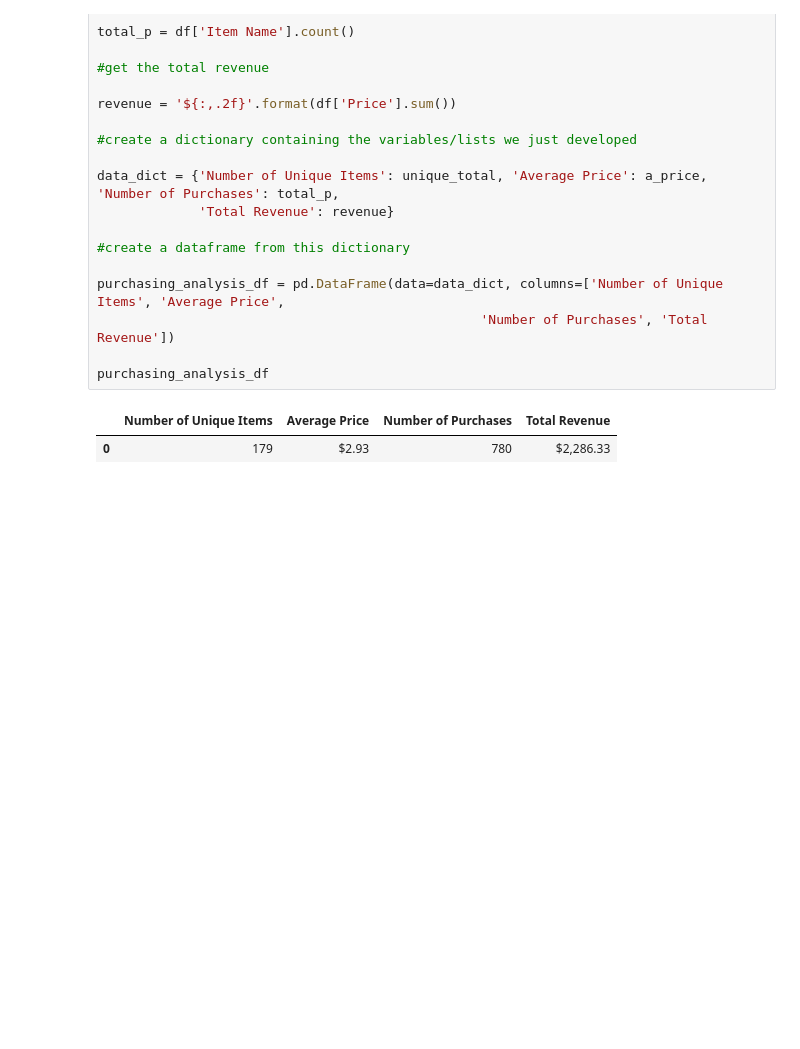
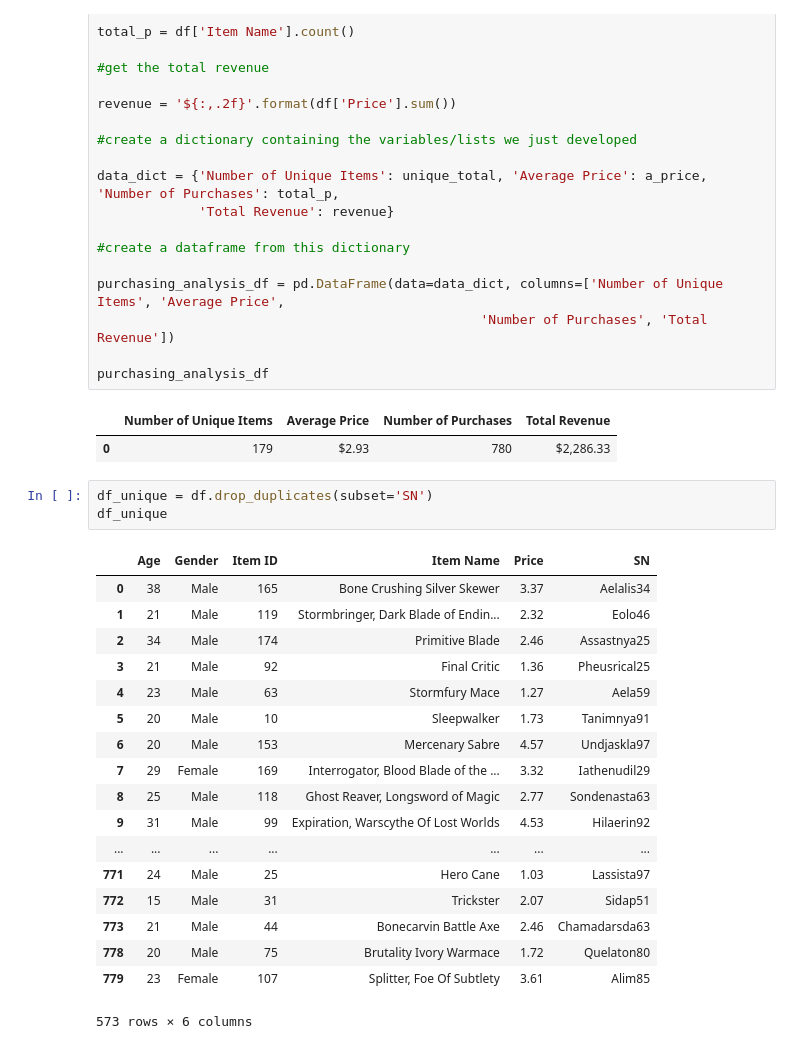
Before and after one commit to imtheaaron/python-challenge, a Jupyter notebook: PyMoli/main.ipynb, the cells around one changed output. Saved outputs shown, nothing was run; the diff lists cells and outputs as text; blank space fills up the shorter version.

```diff
--- a/PyMoli/main.ipynb
+++ b/PyMoli/main.ipynb
@@ -101,6 +112,28 @@ purchasing_analysis_df
 # %% [output]
 |  | Number of Unique Items | Average Price | Number of Purchases | Total Revenue |
 | 0 | 179 | $2.93 | 780 | $2,286.33 |
+# %%
+df_unique = df.drop_duplicates(subset='SN')
+df_unique
+# %% [output]
+|  | Age | Gender | Item ID | Item Name | Price | SN |
+| 0 | 38 | Male | 165 | Bone Crushing Silver Skewer | 3.37 | Aelalis34 |
+| 1 | 21 | Male | 119 | Stormbringer, Dark Blade of Endin... | 2.32 | Eolo46 |
+| 2 | 34 | Male | 174 | Primitive Blade | 2.46 | Assastnya25 |
+| 3 | 21 | Male | 92 | Final Critic | 1.36 | Pheusrical25 |
+| 4 | 23 | Male | 63 | Stormfury Mace | 1.27 | Aela59 |
+| 5 | 20 | Male | 10 | Sleepwalker | 1.73 | Tanimnya91 |
+| 6 | 20 | Male | 153 | Mercenary Sabre | 4.57 | Undjaskla97 |
+| 7 | 29 | Female | 169 | Interrogator, Blood Blade of the ... | 3.32 | Iathenudil29 |
+| 8 | 25 | Male | 118 | Ghost Reaver, Longsword of Magic | 2.77 | Sondenasta63 |
+| 9 | 31 | Male | 99 | Expiration, Warscythe Of Lost Worlds | 4.53 | Hilaerin92 |
+| ... | ... | ... | ... | ... | ... | ... |
+| 771 | 24 | Male | 25 | Hero Cane | 1.03 | Lassista97 |
+| 772 | 15 | Male | 31 | Trickster | 2.07 | Sidap51 |
+| 773 | 21 | Male | 44 | Bonecarvin Battle Axe | 2.46 | Chamadarsda63 |
+| 778 | 20 | Male | 75 | Brutality Ivory Warmace | 1.72 | Quelaton80 |
+| 779 | 23 | Female | 107 | Splitter, Foe Of Subtlety | 3.61 | Alim85 |
+573 rows × 6 columns
 # %%
 #TASK: gender demographics. Percentage and Count of Male Players, Percentage and Count of Female Players
 #Percentage and Count of Other / Non-Disclosed
```
Also changed, not shown: parts of 4 cells of this notebook.
